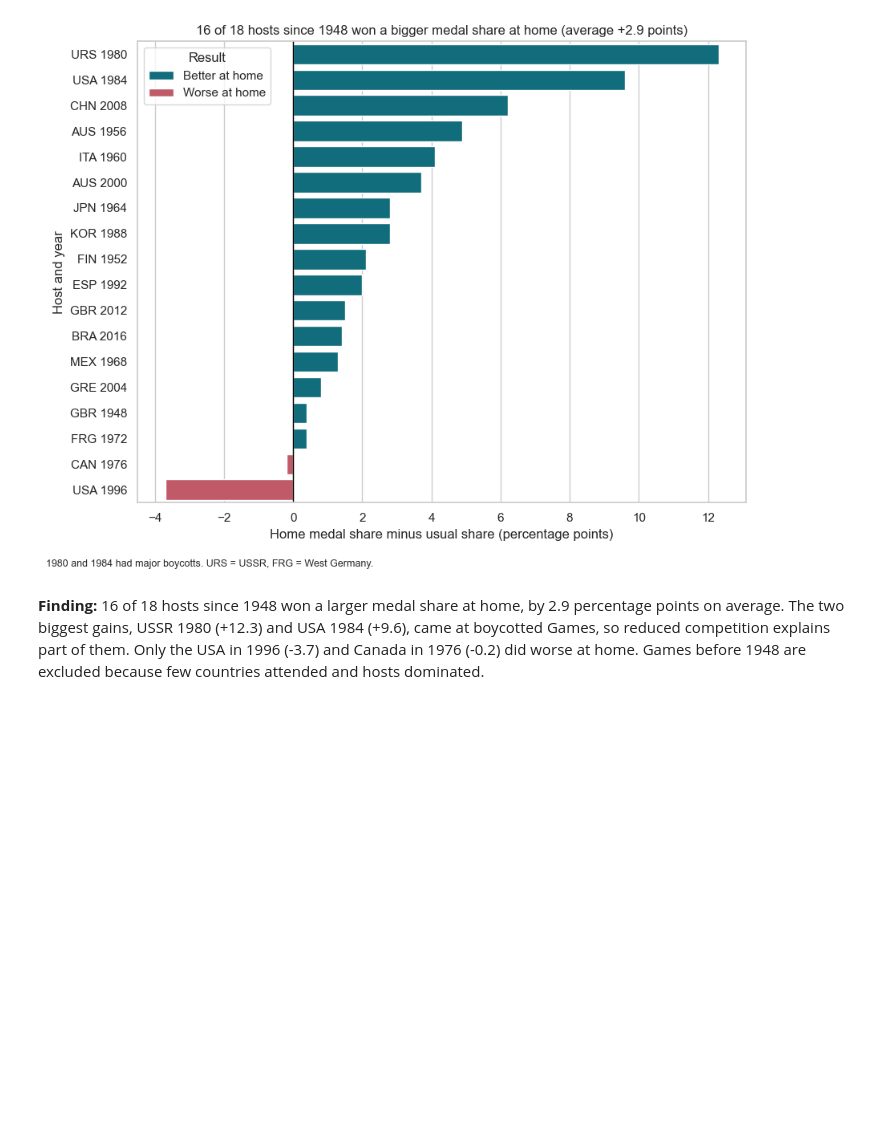
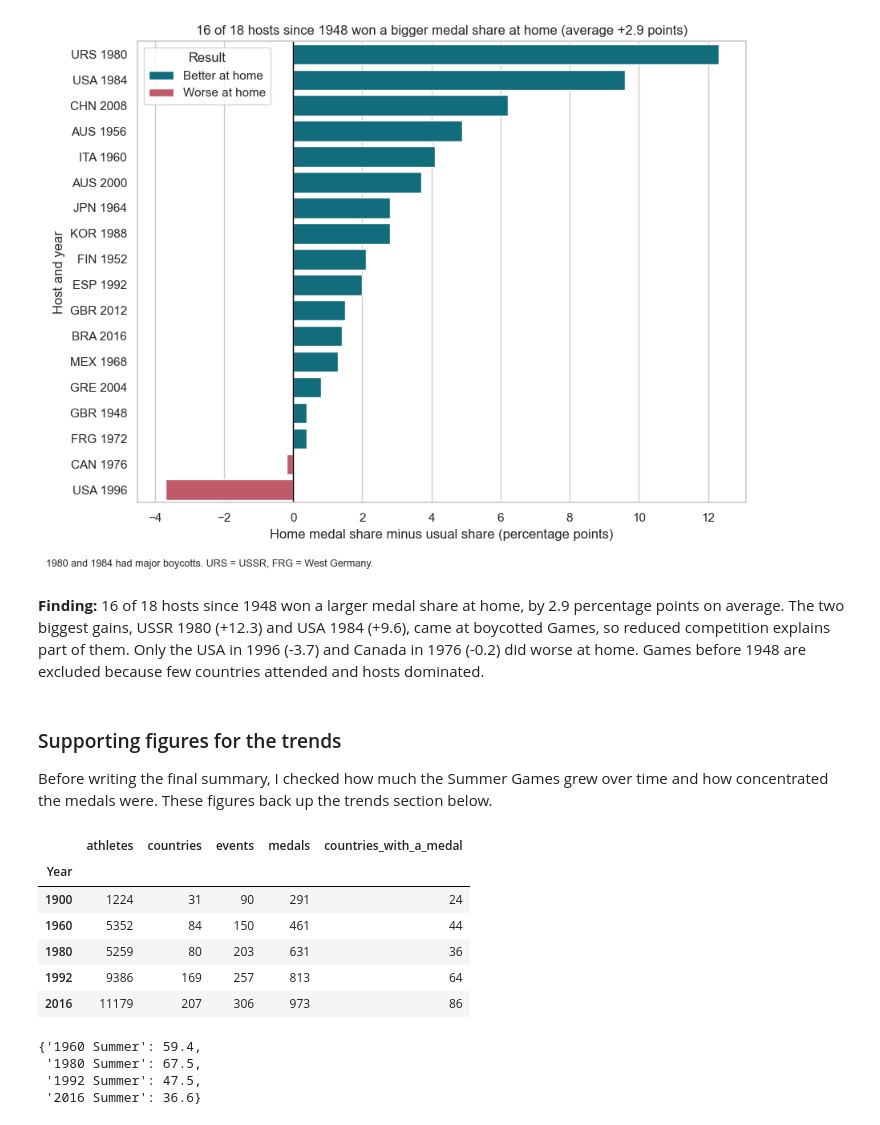
Before and after one commit to saifahmad03/pandas_project, a Jupyter notebook: notebooks/olympics_analysis.ipynb, the cells around one changed output. Drawn from its saved outputs; the diff is of its cells as text; code cells hidden in the pictures; blank space fills up the shorter version.

Commit message:
Add supporting growth table and expand trends section

```diff
--- a/notebooks/olympics_analysis.ipynb
+++ b/notebooks/olympics_analysis.ipynb
@@ -773,6 +773,42 @@ plt.show()
 [figure]
 # %% [markdown]
 **Finding:** 16 of 18 hosts since 1948 won a larger medal share at home, by 2.9 percentage points on average. The two biggest gains, USSR 1980 (+12.3) and USA 1984 (+9.6), came at boycotted Games, so reduced competition explains part of them. Only the USA in 1996 (-3.7) and Canada in 1976 (-0.2) did worse at home. Games before 1948 are excluded because few countries attended and hosts dominated.
+# %% [markdown]
+### Supporting figures for the trends
+
+Before writing the final summary, I checked how much the Summer Games grew over time and how concentrated the medals were. These figures back up the trends section below.
+# %%
+sp = summer_people.assign(NOC=summer_people["NOC"].astype(str))
+sm = medals[medals["Season"] == "Summer"].assign(NOC=lambda d: d["NOC"].astype(str),
+                                                  Country=lambda d: d["Country"].astype(str))
+
+growth = pd.DataFrame({
+    "athletes": sp.groupby("Year")["ID"].nunique(),
+    "countries": sp.groupby("Year")["NOC"].nunique(),
+    "events": df[df["Season"] == "Summer"].groupby("Year")["Event"].nunique(),
+    "medals": sm.groupby("Year").size(),
+    "countries_with_a_medal": sm.groupby("Year")["NOC"].nunique(),
+}).loc[[1900, 1960, 1980, 1992, 2016]]
+growth
+# %% [output]
+|  | athletes | countries | events | medals | countries_with_a_medal |
+| Year |  |  |  |  |  |
+| 1900 | 1224 | 31 | 90 | 291 | 24 |
+| 1960 | 5352 | 84 | 150 | 461 | 44 |
+| 1980 | 5259 | 80 | 203 | 631 | 36 |
+| 1992 | 9386 | 169 | 257 | 813 | 64 |
+| 2016 | 11179 | 207 | 306 | 973 | 86 |
+# %%
+top5_share = {}
+for games, group in sm.groupby("Games"):
+    counts = group["Country"].value_counts()
+    top5_share[games] = round(counts.head(5).sum() / counts.sum() * 100, 1)
+{k: top5_share[k] for k in ["1960 Summer", "1980 Summer", "1992 Summer", "2016 Summer"]}
+# %% [output]
+{'1960 Summer': 59.4,
+ '1980 Summer': 67.5,
+ '1992 Summer': 47.5,
+ '2016 Summer': 36.6}
 # %% [markdown]
 ## 6. Final Summary
 
```
Also changed, not shown: parts of 1 cell of this notebook.
